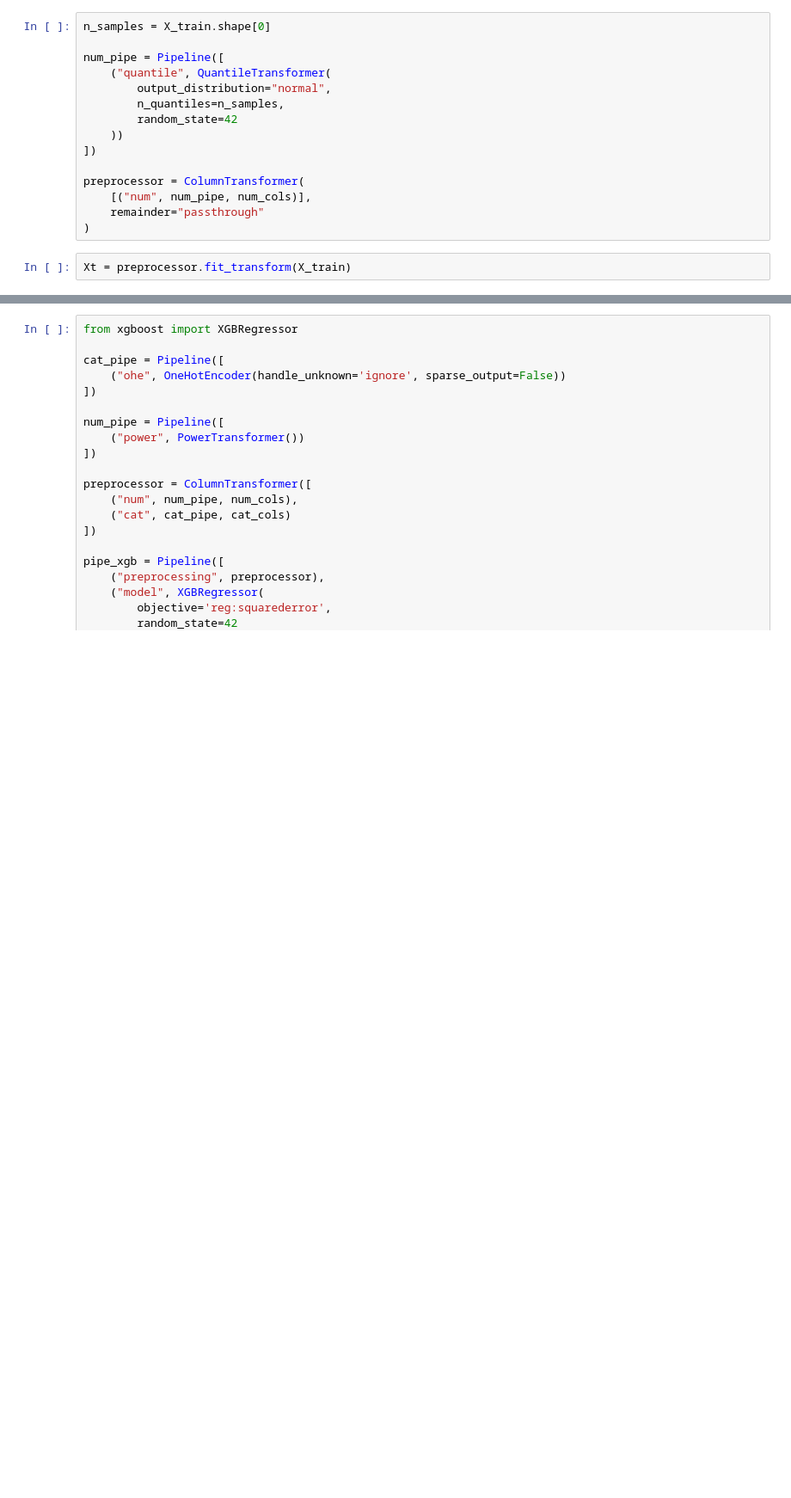
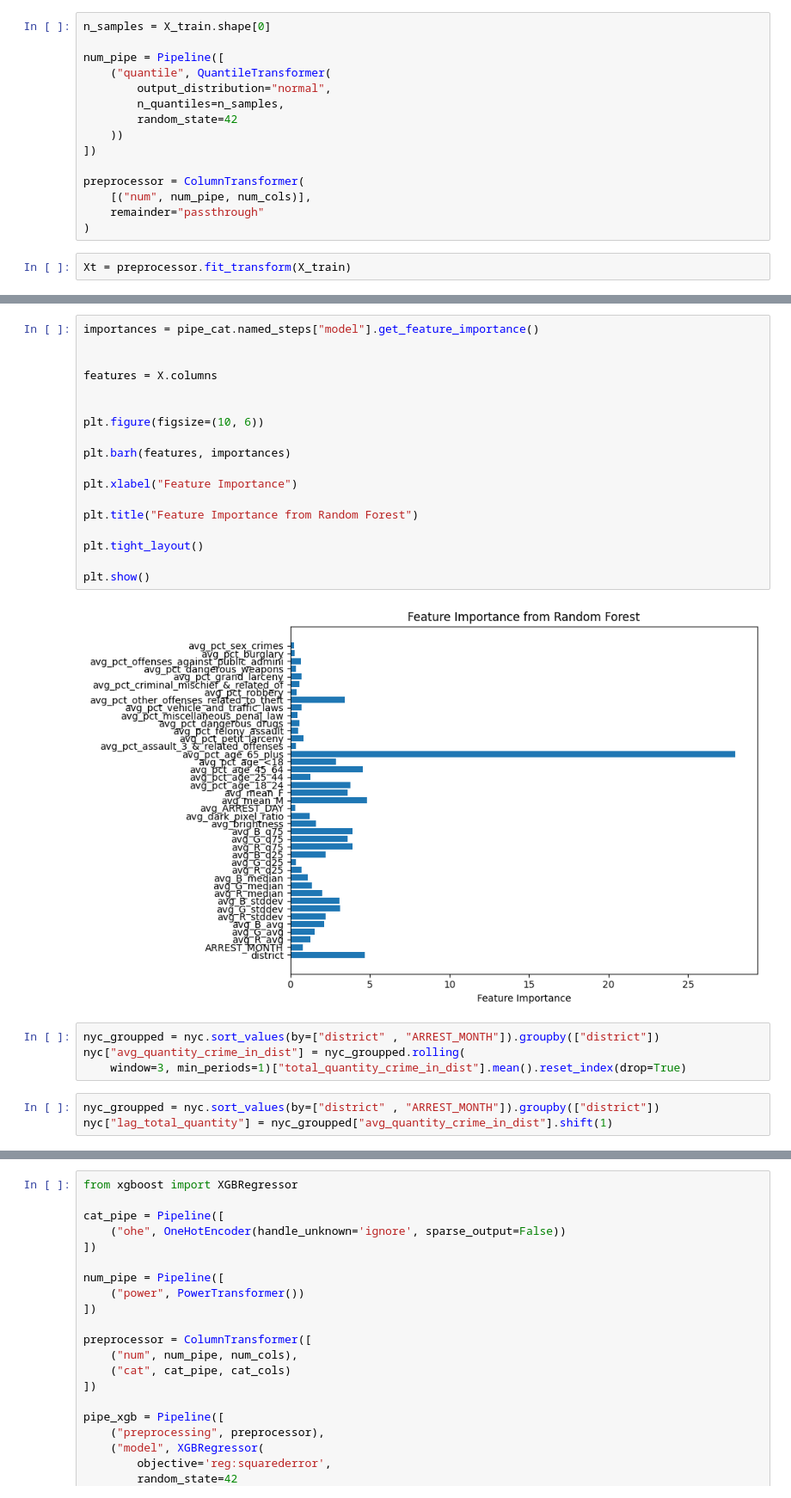
Before and after one commit to ElizabethSeth/ml_practice, a Jupyter notebook: test.ipynb, the cells around one changed output, grey strips where cells are left out. Shown at 86% size. Cells and saved outputs as stored; diff of their text form; blank space fills up the shorter version.

```diff
--- a/test.ipynb
+++ b/test.ipynb
@@ -666,0 +717,27 @@ CatBoost CV R^2 score: 0.9405151987285922
+# %%
+importances = pipe_cat.named_steps["model"].get_feature_importance()
+
+
+features = X.columns
+
+
+plt.figure(figsize=(10, 6))
+
+plt.barh(features, importances)
+
+plt.xlabel("Feature Importance")
+
+plt.title("Feature Importance from Random Forest")
+
+plt.tight_layout()
+
+plt.show()
+# %% [output]
+[figure, added]
+# %%
+nyc_groupped = nyc.sort_values(by=["district" , "ARREST_MONTH"]).groupby(["district"])
+nyc["avg_quantity_crime_in_dist"] = nyc_groupped.rolling(
+    window=3, min_periods=1)["total_quantity_crime_in_dist"].mean().reset_index(drop=True)
+# %%
+nyc_groupped = nyc.sort_values(by=["district" , "ARREST_MONTH"]).groupby(["district"])
+nyc["lag_total_quantity"] = nyc_groupped["avg_quantity_crime_in_dist"].shift(1)
```
Also changed, not shown: parts of 22 cells of this notebook, 4 other files.
